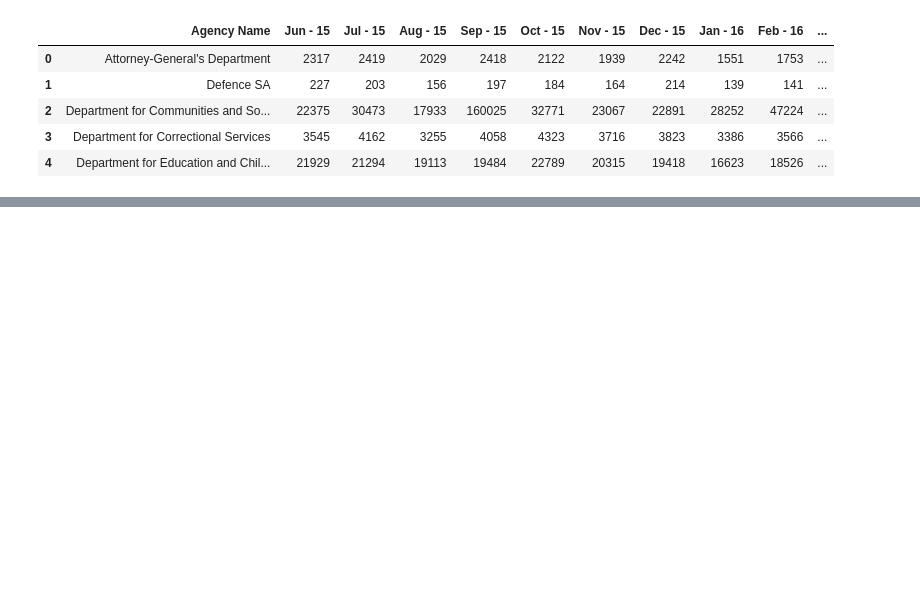
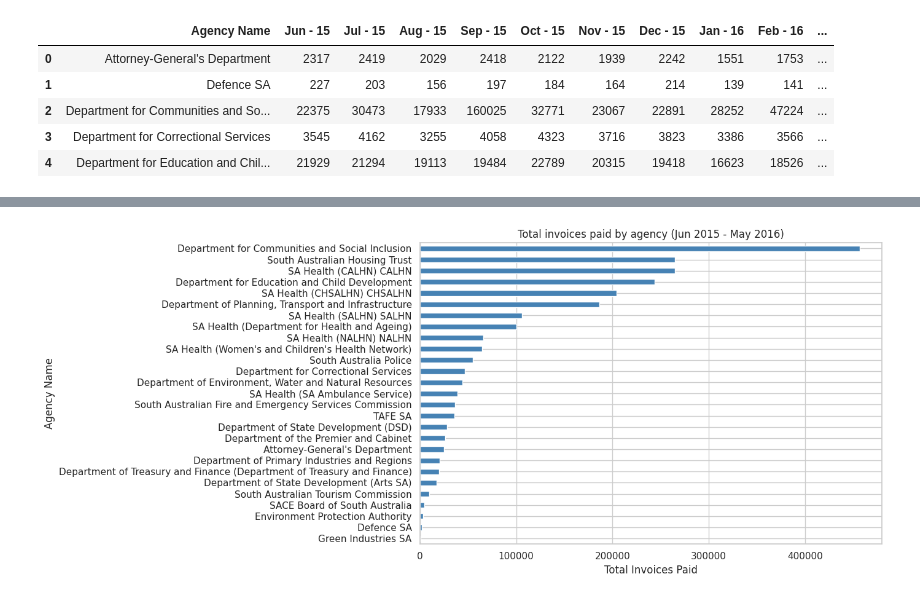
Before and after one commit to SwarnabhR/ap-invoice-analysis, a Jupyter notebook: notebooks/ap_analysis.ipynb, the cells around one changed output, grey strips where cells are left out. Saved outputs shown, nothing was run; the diff lists cells and outputs as text; code cells hidden in the pictures; blank space fills up the shorter version.

```diff
--- a/notebooks/ap_analysis.ipynb
+++ b/notebooks/ap_analysis.ipynb
@@ -67,0 +68,12 @@ df_long.head()
+# %%
+plt.figure(figsize=(14, 6))
+total_by_agency = df_long.groupby('Agency Name')['Invoices Paid'].sum().sort_values()
+total_by_agency.plot(kind="barh", color="steelblue")
+
+plt.title('Total invoices paid by agency (Jun 2015 - May 2016)')
+plt.xlabel('Total Invoices Paid')
+plt.grid(True, axis='x')
+plt.tight_layout()
+plt.show()
+# %% [output]
+[figure, added]
```
Also changed, not shown: parts of 12 cells of this notebook, 1 other file.
